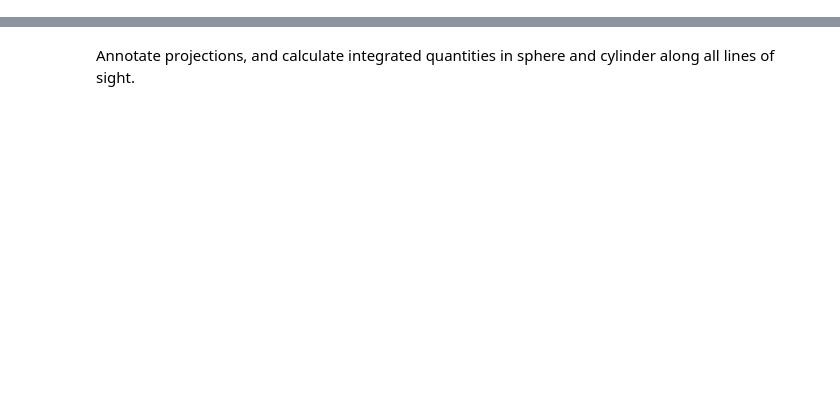
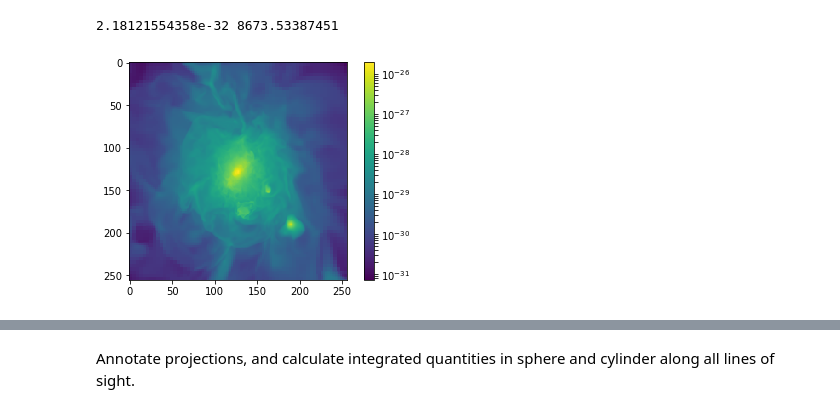
Before and after one commit to cavestruz/SZmaps, a Jupyter notebook: notebooks/SZscalingRelations.ipynb, the cells around one changed output, grey strips where cells are left out. Saved outputs shown, nothing was run; the diff lists cells and outputs as text; code cells hidden in the pictures; blank space fills up the shorter version.

```diff
--- a/notebooks/SZscalingRelations.ipynb
+++ b/notebooks/SZscalingRelations.ipynb
@@ -16,0 +18,17 @@ yt : [INFO     ] 2017-06-28 11:18:14,647 Parameters: cosmological_simulation   =
+# %%
+from astropy.io.fits import getdata
+import yt.utilities.cosmology as cosmology
+
+Lv5rhogas = getdata('/home/babyostrich/data/L500_fits/rhogas_a1.0005_CL2_N256_Lv5.fits')
+Lv6rhogas = getdata('/home/babyostrich/data/L500_fits/rhogas_a1.0005_CL2_N256_Lv6.fits')
+Lv5T = getdata('/home/babyostrich/data/L500_fits/temperature_a1.0005_CL2_N256_Lv5.fits')
+
+Lv6T = getdata('/home/babyostrich/data/L500_fits/temperature_a1.0005_CL2_N256_Lv6.fits')
+# %%
+import matplotlib.pyplot as plt
+plt.imshow(Lv5rhogas[:,:,128],norm=LogNorm())
+plt.colorbar()
+print Lv5rhogas.min(), Lv6rhogas.max()
+# %% [output]
+2.18121554358e-32 8673.53387451
+[figure, added]
```
Also changed, not shown: parts of 35 cells of this notebook, 2 other files.
